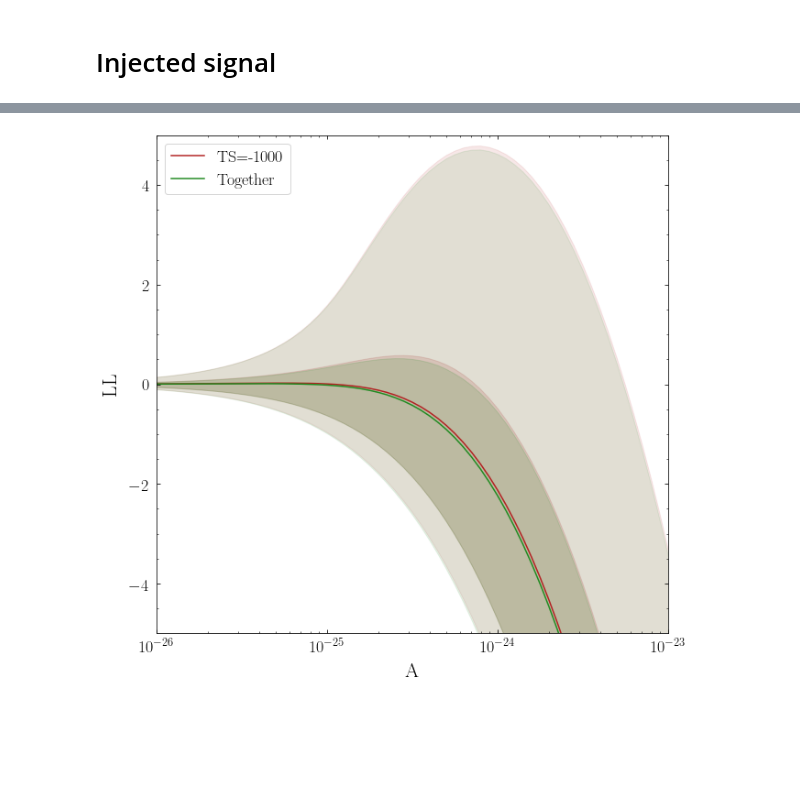
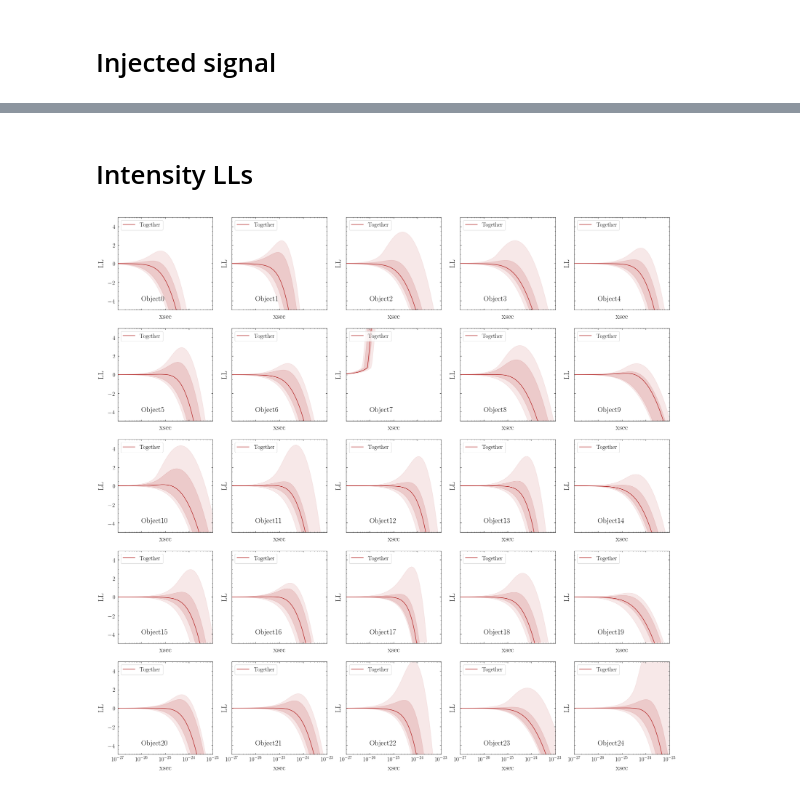
Before and after one commit to jeansom/DM-Catalog-Scan, a Jupyter notebook: Scan-Small-ROI/notebooks/Plot_Elephant-Sid-Cleanup.ipynb, the cells around one changed output, grey strips where cells are left out. Drawn from its saved outputs; the diff is of its cells as text; code cells hidden in the pictures; blank space fills up the shorter version.

Commit message:
Debugging floatDM

```diff
--- a/Scan-Small-ROI/notebooks/Plot_Elephant-Sid-Cleanup.ipynb
+++ b/Scan-Small-ROI/notebooks/Plot_Elephant-Sid-Cleanup.ipynb
@@ -237,55 +198,44 @@ array([[ -5.43867194e+03,  -5.43867194e+03,  -5.43867194e+03, ...,
+# %% [markdown]
+# Intensity LLs
 # %%
-nobj=1
-nmc = 30
+nobj=25
+nmc = 20
 xsecs = np.logspace(-33,-18,301)
 
 LL2 = np.zeros((nobj,nmc,len(xsecs)))
 LL2_indiv = np.zeros((nobj,nmc,len(xsecs)))
 LL2_DM = np.zeros((nobj,nmc,len(xsecs)))
 
 
-im = 11
-
 for iobj in tqdm_notebook(range(nobj)):
     # Cumulative
     for imc in (range(nmc)):
-        LL2[iobj,imc] = LL2[iobj-1,imc]  + np.load("../data/FloatPS_indiv_noDM_debug_TS0/////LL2_TSmx_lim_b_o"+str(iobj)+"_mc"+str(imc)+".npz")['LL2'][im]
+        LL2[iobj,imc] = np.load("../data/FloatPS_indiv_floatDM_loc1_noDMless7////LL2_TSmx_lim_b_o"+str(iobj)+"_mc"+str(imc)+".npz")['LL2'][0]
         LL2[iobj,imc] -= LL2[iobj,imc,0]
-        LL2_indiv[iobj,imc] = LL2_indiv[iobj-1,imc]  + np.load("../data/FloatPS_together_noDM_debug///////LL2_TSmx_lim_b_o"+str(iobj)+"_mc"+str(imc)+".npz")['LL2'][im]
-        LL2_indiv[iobj,imc] -= LL2_indiv[iobj,imc,0]
-#         LL2_DM[iobj,imc] = LL2_DM[iobj-1,imc]  + np.load("../data/FloatPS_indiv_floatDM//LL2_TSmx_lim_b_o"+str(iobj)+"_mc"+str(imc)+".npz")['LL2'][0]
-#         LL2_DM[iobj,imc] -= LL2_DM[iobj,imc,0]
 
 
-ncols=1
-nrows=1
+ncols=5
+nrows=5
 
 fig, axes2d = plt.subplots(nrows=nrows, ncols=ncols,
                            sharex=True, sharey=True,
-                           figsize=(30/3.,30/3.))
+                           figsize=(30/1.,30/1.))
 
-for i, row in tqdm(enumerate([axes2d])):
-    for j, cell in enumerate([row]):
+for i, row in tqdm(enumerate(axes2d)):
+    for j, cell in enumerate(row):
         iobj = i*ncols + j
         cell.fill_between(xsecs,np.percentile(LL2[iobj],2.5,axis=0),np.percentile(LL2[iobj],97.5,axis=0),color='firebrick',alpha=0.1)
         cell.fill_between(xsecs,np.percentile(LL2[iobj],16,axis=0),np.percentile(LL2[iobj],84,axis=0),color='firebrick',alpha=0.15)
-        cell.plot(xsecs,np.percentile(LL2[iobj],50,axis=0),color='firebrick',label='TS=-1000')
-
-        cell.fill_between(xsecs,np.percentile(LL2_indiv[iobj],2.5,axis=0),np.percentile(LL2_indiv[iobj],97.5,axis=0),color='forestgreen',alpha=0.1)
-        cell.fill_between(xsecs,np.percentile(LL2_indiv[iobj],16,axis=0),np.percentile(LL2_indiv[iobj],84,axis=0),color='forestgreen',alpha=0.15)
-        cell.plot(xsecs,np.percentile(LL2_indiv[iobj],50,axis=0),color='forestgreen',label='Together')
-
-#         cell.fill_between(xsecs,np.percentile(LL2_DM[iobj],2.5,axis=0),np.percentile(LL2_DM[iobj],97.5,axis=0),color='cornflowerblue',alpha=0.1)
-#         cell.fill_between(xsecs,np.percentile(LL2_DM[iobj],16,axis=0),np.percentile(LL2_DM[iobj],84,axis=0),color='cornflowerblue',alpha=0.15)
-#         cell.plot(xsecs,np.percentile(LL2_DM[iobj],50,axis=0),color='cornflowerblue',label='Indiv DM')
+        cell.plot(xsecs,np.percentile(LL2[iobj],50,axis=0),color='firebrick',label='Together')
 
         cell.legend(loc='upper left')
         cell.set_ylabel("LL")
-        cell.set_xlabel("A")
+        cell.set_xlabel("xsec")
         cell.set_xscale("log")
         cell.legend(loc='upper left')
-        cell.set_xlim(1e-26,1e-23)
+        cell.set_xlim(1e-27,1e-23)
         cell.set_ylim(-5,5)
-# fig.savefig("Compare.pdf")
+        cell.text(1e-26,-4,"Object" + str(iobj), fontsize=22)
+fig.savefig("Compare.pdf")
 # %% [output]
-[figure, old version]
+[figure, new version]
```
Also changed, not shown: parts of 23 cells of this notebook, 19 other files.
